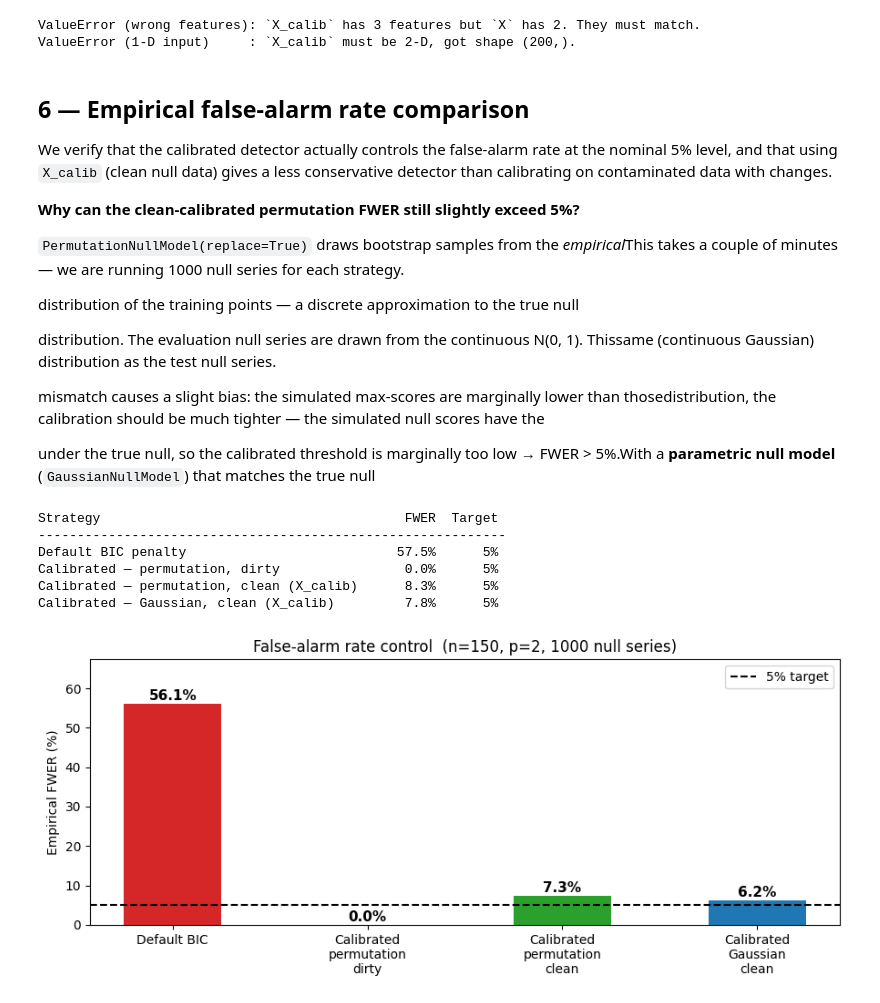
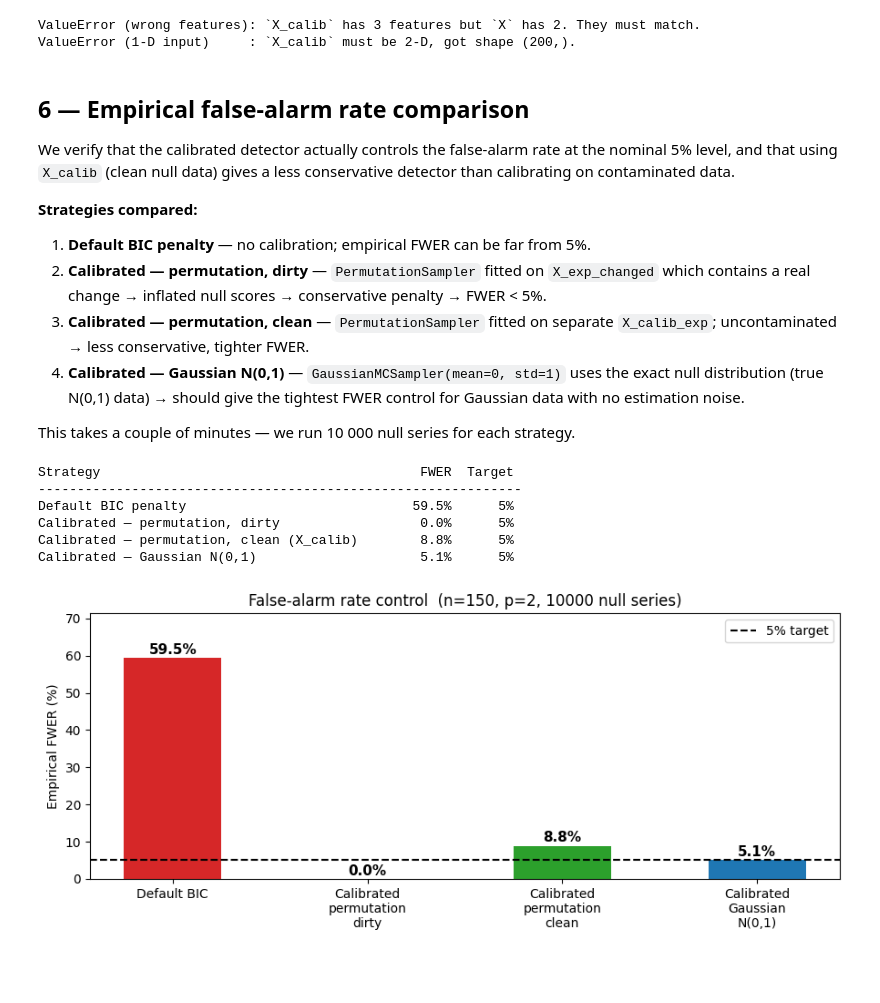
Before and after one commit to NorskRegnesentral/skchange, a Jupyter notebook: interactive/calibration_demo.ipynb, the cells around one changed output. Cells and saved outputs as stored; diff of their text form; code cells hidden in the pictures; blank space fills up the shorter version.

```diff
--- a/interactive/calibration_demo.ipynb
+++ b/interactive/calibration_demo.ipynb
@@ -454,19 +468,20 @@ ValueError (1-D input)     : `X_calib` must be 2-D, got shape (200,).
 
 We verify that the calibrated detector actually controls the false-alarm rate at the
 nominal 5% level, and that using `X_calib` (clean null data) gives a less conservative
-detector than calibrating on contaminated data with changes.
+detector than calibrating on contaminated data.
 
-**Why can the clean-calibrated permutation FWER still slightly exceed 5%?**
+**Strategies compared:**
 
-`PermutationNullModel(replace=True)` draws bootstrap samples from the *empirical*This takes a couple of minutes — we are running 1000 null series for each strategy.
+1. **Default BIC penalty** — no calibration; empirical FWER can be far from 5%.
+2. **Calibrated — permutation, dirty** — `PermutationSampler` fitted on `X_exp_changed`
+   which contains a real change → inflated null scores → conservative penalty → FWER < 5%.
+3. **Calibrated — permutation, clean** — `PermutationSampler` fitted on separate
+   `X_calib_exp`; uncontaminated → less conservative, tighter FWER.
+4. **Calibrated — Gaussian N(0,1)** — `GaussianMCSampler(mean=0, std=1)` uses the
+   exact null distribution (true N(0,1) data) → should give the tightest FWER control
+   for Gaussian data with no estimation noise.
 
-distribution of the training points — a discrete approximation to the true null
-
-distribution. The evaluation null series are drawn from the continuous N(0, 1). Thissame (continuous Gaussian) distribution as the test null series.
-
-mismatch causes a slight bias: the simulated max-scores are marginally lower than thosedistribution, the calibration should be much tighter — the simulated null scores have the
-
-under the true null, so the calibrated threshold is marginally too low → FWER > 5%.With a **parametric null model** (`GaussianNullModel`) that matches the true null
+This takes a couple of minutes — we run 10 000 null series for each strategy.
 # %%
 N_EXP, P_EXP, N_SERIES = 150, 2, 10000
 rng_exp = np.random.default_rng(7)
@@ -491,15 +506,15 @@ def fwer_from_fitted(detector):
     )
 
 
-# 1. Default BIC penalty (fitted on null data for fairness)
-det_default = MovingWindow(PenalisedScore(CUSUM()), bandwidth=10)
+# 1. Default BIC penalty (fitted on pure null data for fairness)
+det_default = MovingWindow(CUSUM(), bandwidth=10)
 det_default.fit(rng_exp.normal(size=(N_EXP, P_EXP)))
 fwer_bic = fwer_from_fitted(det_default)
 
-# 2. Calibrated — permutation, dirty (null model sees the change in X_exp_changed)
+# 2. Calibrated — permutation, dirty (sampler sees the change in X_exp_changed)
 det_dirty = CalibratedDetector(
-    MovingWindow(PenalisedScore(CUSUM()), bandwidth=10),
-    null_model=PermutationNullModel(replace=True),
+    MovingWindow(CUSUM(), bandwidth=10),
+    resampling=PermutationSampler(replace=True),
     level=0.05,
     n_simulations=1000,
     random_state=0,
@@ -507,10 +522,10 @@ det_dirty = CalibratedDetector(
 det_dirty.fit(X_exp_changed)
 fwer_dirty = fwer_from_fitted(det_dirty)
 
-# 3. Calibrated — permutation, clean (null model on X_calib_exp)
+# 3. Calibrated — permutation, clean (sampler fitted on separate X_calib_exp)
 det_clean = CalibratedDetector(
-    MovingWindow(PenalisedScore(CUSUM()), bandwidth=10),
-    null_model=PermutationNullModel(replace=True),
+    MovingWindow(CUSUM(), bandwidth=10),
+    resampling=PermutationSampler(replace=True),
     level=0.05,
     n_simulations=10000,
     random_state=0,
@@ -518,70 +533,65 @@ det_clean = CalibratedDetector(
 det_clean.fit(X_exp_changed, X_calib=X_calib_exp)
 fwer_clean = fwer_from_fitted(det_clean)
 
-# 4. Calibrated — Gaussian, clean (parametric null model, correctly specified)
-# GaussianNullModel samples from a continuous Gaussian fitted on X_calib_exp,
-# which matches the true N(0,1) null distribution much better than a bootstrap
-# from 400 discrete points — so FWER should be tightest here.
+# 4. Calibrated — Gaussian N(0,1) — exact null distribution, no estimation noise
 det_gaussian = CalibratedDetector(
-    MovingWindow(PenalisedScore(CUSUM()), bandwidth=10),
-    null_model=GaussianNullModel(),
+    MovingWindow(CUSUM(), bandwidth=10),
+    resampling="gaussian",  # GaussianMCSampler(mean=0, std=1) — exact N(0,1)
     level=0.05,
     n_simulations=10000,
     random_state=0,
 )
-det_gaussian.fit(X_exp_changed, X_calib=X_calib_exp)
+det_gaussian.fit(X_exp_changed)
 fwer_gaussian = fwer_from_fitted(det_gaussian)
 
-print(f"{'Strategy':<44} {'FWER':>6}  {'Target':>6}")
-print("-" * 60)
-print(f"{'Default BIC penalty':<44} {fwer_bic:>6.1%}  {'5%':>6}")
-print(f"{'Calibrated — permutation, dirty':<44} {fwer_dirty:>6.1%}  {'5%':>6}")
+print(f"{'Strategy':<46} {'FWER':>6}  {'Target':>6}")
+print("-" * 62)
+print(f"{'Default BIC penalty':<46} {fwer_bic:>6.1%}  {'5%':>6}")
+print(f"{'Calibrated — permutation, dirty':<46} {fwer_dirty:>6.1%}  {'5%':>6}")
 print(
-    f"{'Calibrated — permutation, clean (X_calib)':<44} {fwer_clean:>6.1%}  {'5%':>6}"
+    f"{'Calibrated — permutation, clean (X_calib)':<46} {fwer_clean:>6.1%}  {'5%':>6}"
 )
-print(
-    f"{'Calibrated — Gaussian, clean (X_calib)':<44} {fwer_gaussian:>6.1%}  {'5%':>6}"
-)
+print(f"{'Calibrated — Gaussian N(0,1)':<46} {fwer_gaussian:>6.1%}  {'5%':>6}")
 # %% [output]
-Strategy                                       FWER  Target
-------------------------------------------------------------
-Default BIC penalty                           57.5%      5%
-Calibrated — permutation, dirty                0.0%      5%
-Calibrated — permutation, clean (X_calib)      8.3%      5%
-Calibrated — Gaussian, clean (X_calib)         7.8%      5%
+Strategy                                         FWER  Target
+--------------------------------------------------------------
+Default BIC penalty                             59.5%      5%
+Calibrated — permutation, dirty                  0.0%      5%
+Calibrated — permutation, clean (X_calib)        8.8%      5%
+Calibrated — Gaussian N(0,1)                     5.1%      5%
 # %%
 fig, ax = plt.subplots(figsize=(9, 4))
 labels = [
     "Default BIC",
     "Calibrated\npermutation\ndirty",
     "Calibrated\npermutation\nclean",
-    "Calibrated\nGaussian\nclean",
+    "Calibrated\nGaussian\nN(0,1)",
 ]
 fwers = [fwer_bic, fwer_dirty, fwer_clean, fwer_gaussian]
 colors = ["#d62728", "#ff7f0e", "#2ca02c", "#1f77b4"]
 
 bars = ax.bar(labels, [f * 100 for f in fwers], color=colors, width=0.5)
 ax.axhline(5, color="black", linestyle="--", linewidth=1.5, label="5% target")
 ax.set_ylabel("Empirical FWER (%)")
 ax.set_title(
     f"False-alarm rate control  (n={N_EXP}, p={P_EXP}, {N_SERIES} null series)"
 )
 ax.legend()
 ax.set_ylim(0, max(fwers) * 120)
 for bar, val in zip(bars, fwers):
     ax.text(
         bar.get_x() + bar.get_width() / 2,
         bar.get_height() + 0.3,
         f"{val:.1%}",
         ha="center",
         va="bottom",
         fontsize=11,
         fontweight="bold",
     )
 plt.tight_layout()
 plt.show()
 # %% [output]
-[figure, old version]
+[figure, new version]
 # %% [markdown]
 ## Summary
 
```
Also changed, not shown: parts of 29 cells of this notebook, 14 other files.
